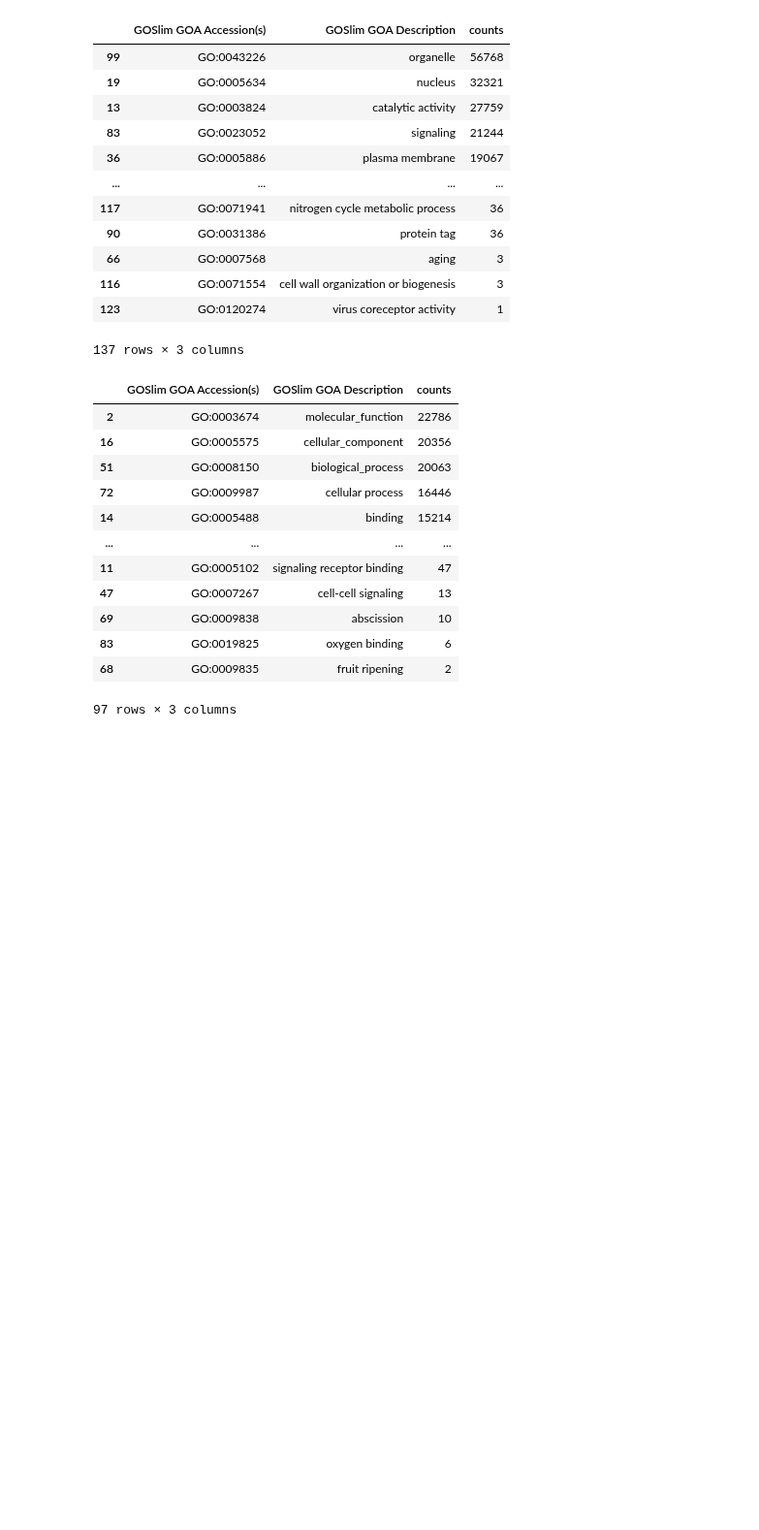
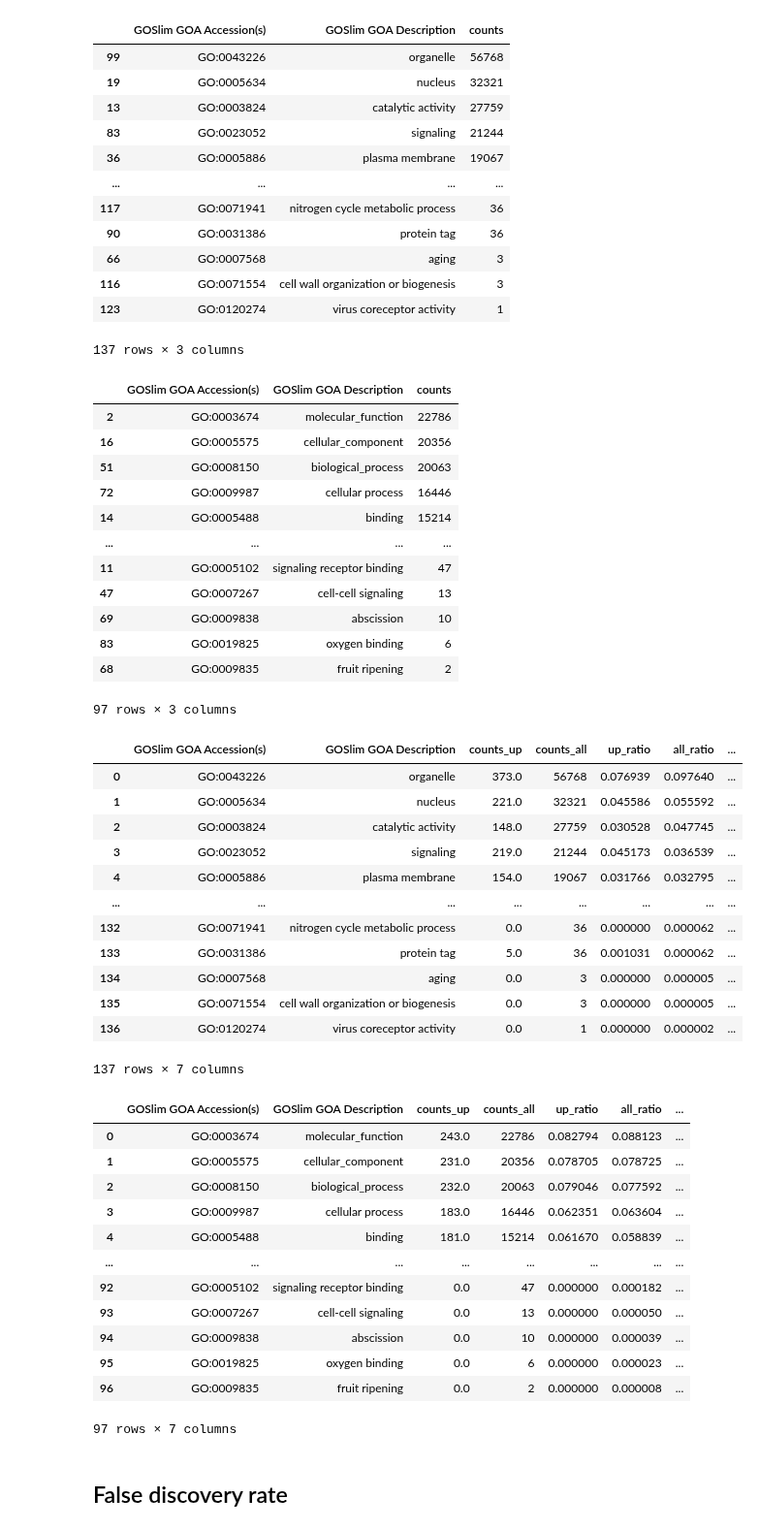
Before and after one commit to yonezawa-sora/pycircos_comaparative_species, a Jupyter notebook: goslim_enrichment/goslim_enrichment.ipynb, the cells around one changed output. Shown at 97% size. Drawn from its saved outputs; the diff is of its cells as text; code cells hidden in the pictures; blank space fills up the shorter version.

```diff
--- a/goslim_enrichment/goslim_enrichment.ipynb
+++ b/goslim_enrichment/goslim_enrichment.ipynb
@@ -157,3 +159,58 @@ display(rice_goslim_all_counts)
 | 83 | GO:0019825 | oxygen binding | 6 |
 | 68 | GO:0009835 | fruit ripening | 2 |
 97 rows × 3 columns
+# %%
+def fold_enrichment(df_up_counts, df_all_counts):
+    # Get the total number of terms in dataframes
+    total_terms_up = df_up_counts['counts'].sum()
+    total_terms_all = df_all_counts['counts'].sum()
+
+    merged_df = pd.merge(df_up_counts,
+                         df_all_counts,
+                         on=['GOSlim GOA Accession(s)', 'GOSlim GOA Description'],
+                         how='right', # if there is no match, fill with NaN or 0
+                         suffixes=('_up', '_all'))
+
+    merged_df['counts_up'] = merged_df['counts_up'].fillna(0)
+    merged_df['up_ratio'] = (merged_df['counts_up'] / total_terms_up)
+    merged_df['all_ratio'] = (merged_df['counts_all'] / total_terms_all)
+    merged_df['fold_enrichment'] = (merged_df['counts_up'] / total_terms_up) / (merged_df['counts_all'] / total_terms_all)
+    return merged_df
+# %%
+human_goslim_enrichment = fold_enrichment(human_goslim_up_counts, human_goslim_all_counts)
+rice_goslim_enrichment = fold_enrichment(rice_goslim_up_counts, rice_goslim_all_counts)
+
+human_goslim_enrichment.to_csv(f'{results_directory}/human_goslim_enrichment.tsv', sep='\t', index=False)
+rice_goslim_enrichment.to_csv(f'{results_directory}/rice_goslim_enrichment.tsv', sep='\t', index=False)
+
+display(human_goslim_enrichment)
+display(rice_goslim_enrichment)
+# %% [output]
+|  | GOSlim GOA Accession(s) | GOSlim GOA Description | counts_up | counts_all | up_ratio | all_ratio | ... |
+| 0 | GO:0043226 | organelle | 373.0 | 56768 | 0.076939 | 0.097640 | ... |
+| 1 | GO:0005634 | nucleus | 221.0 | 32321 | 0.045586 | 0.055592 | ... |
+| 2 | GO:0003824 | catalytic activity | 148.0 | 27759 | 0.030528 | 0.047745 | ... |
+| 3 | GO:0023052 | signaling | 219.0 | 21244 | 0.045173 | 0.036539 | ... |
+| 4 | GO:0005886 | plasma membrane | 154.0 | 19067 | 0.031766 | 0.032795 | ... |
+| ... | ... | ... | ... | ... | ... | ... | ... |
+| 132 | GO:0071941 | nitrogen cycle metabolic process | 0.0 | 36 | 0.000000 | 0.000062 | ... |
+| 133 | GO:0031386 | protein tag | 5.0 | 36 | 0.001031 | 0.000062 | ... |
+| 134 | GO:0007568 | aging | 0.0 | 3 | 0.000000 | 0.000005 | ... |
+| 135 | GO:0071554 | cell wall organization or biogenesis | 0.0 | 3 | 0.000000 | 0.000005 | ... |
+| 136 | GO:0120274 | virus coreceptor activity | 0.0 | 1 | 0.000000 | 0.000002 | ... |
+137 rows × 7 columns
+|  | GOSlim GOA Accession(s) | GOSlim GOA Description | counts_up | counts_all | up_ratio | all_ratio | ... |
+| 0 | GO:0003674 | molecular_function | 243.0 | 22786 | 0.082794 | 0.088123 | ... |
+| 1 | GO:0005575 | cellular_component | 231.0 | 20356 | 0.078705 | 0.078725 | ... |
+| 2 | GO:0008150 | biological_process | 232.0 | 20063 | 0.079046 | 0.077592 | ... |
+| 3 | GO:0009987 | cellular process | 183.0 | 16446 | 0.062351 | 0.063604 | ... |
+| 4 | GO:0005488 | binding | 181.0 | 15214 | 0.061670 | 0.058839 | ... |
+| ... | ... | ... | ... | ... | ... | ... | ... |
+| 92 | GO:0005102 | signaling receptor binding | 0.0 | 47 | 0.000000 | 0.000182 | ... |
+| 93 | GO:0007267 | cell-cell signaling | 0.0 | 13 | 0.000000 | 0.000050 | ... |
+| 94 | GO:0009838 | abscission | 0.0 | 10 | 0.000000 | 0.000039 | ... |
+| 95 | GO:0019825 | oxygen binding | 0.0 | 6 | 0.000000 | 0.000023 | ... |
+| 96 | GO:0009835 | fruit ripening | 0.0 | 2 | 0.000000 | 0.000008 | ... |
+97 rows × 7 columns
+# %% [markdown]
+## False discovery rate
```
Also changed, not shown: parts of 1 cell of this notebook, 2 other files.
